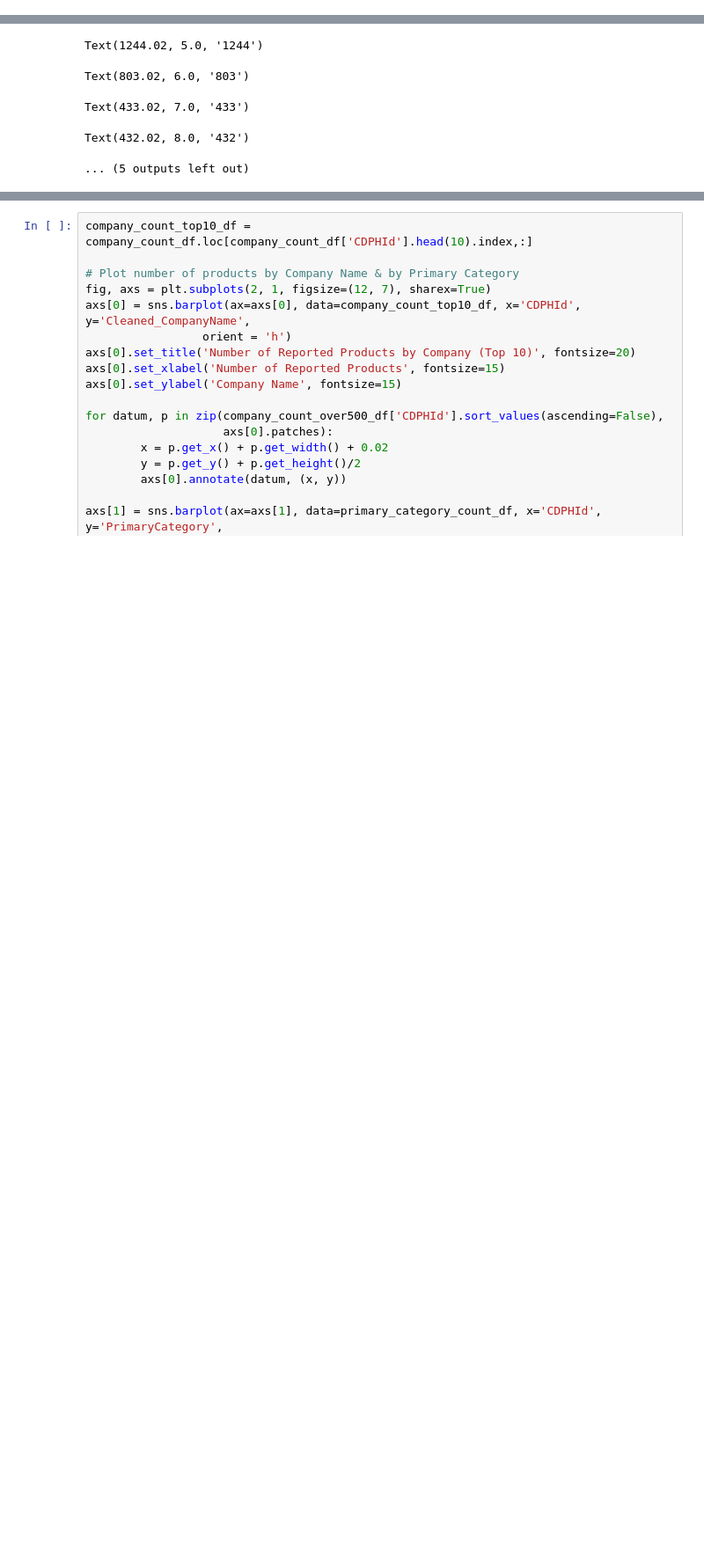
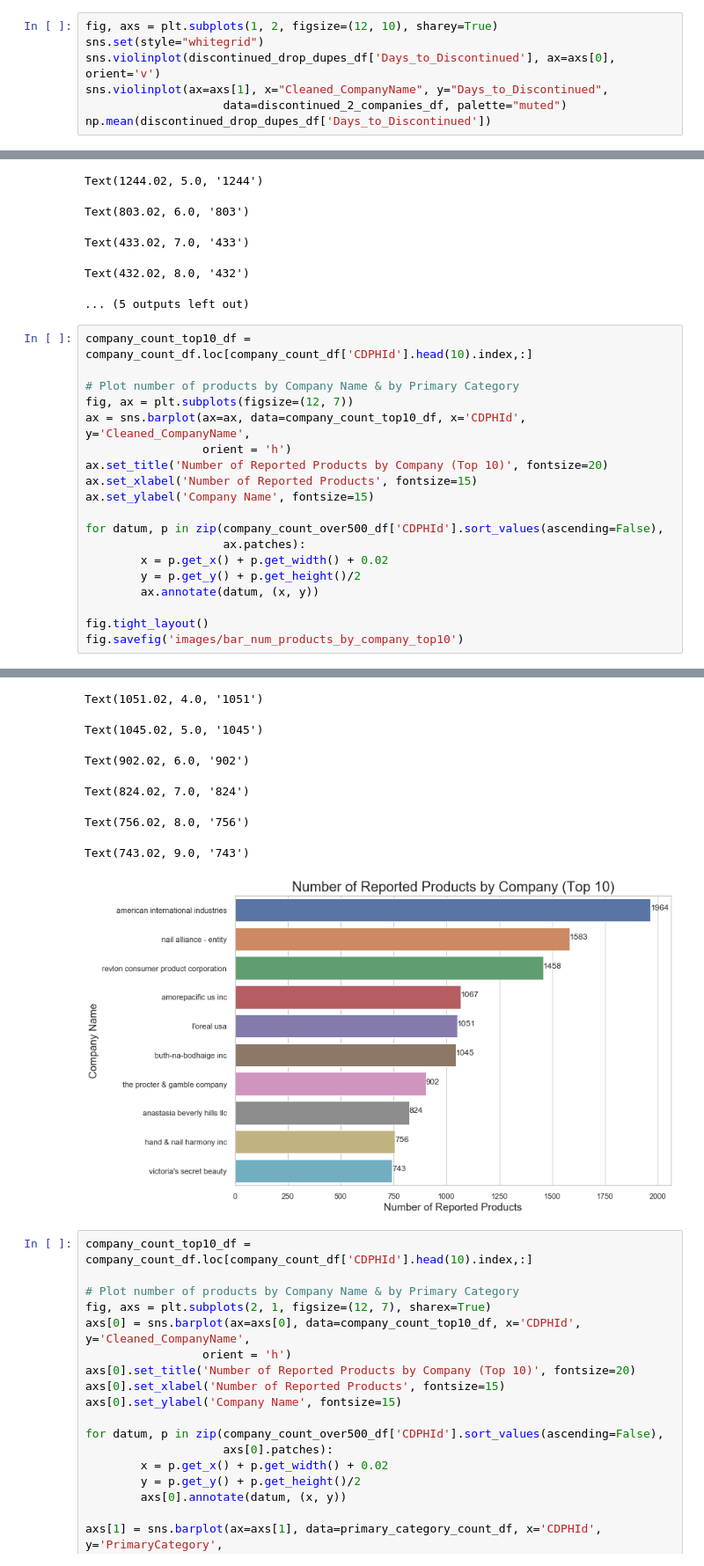
Before and after one commit to chelseanbr/Whats-In-My-Makeup-Bag, a Jupyter notebook: final_data_wrangling_eda.ipynb, the cells around one changed output, grey strips where cells are left out. Shown at 88% size. Drawn from its saved outputs; the diff is of its cells as text; blank space fills up the shorter version.

```diff
--- a/final_data_wrangling_eda.ipynb
+++ b/final_data_wrangling_eda.ipynb
@@ -910,3 +1083,10 @@ pg_times: 991.0
 bnb_times: 1234.0
 MannwhitneyuResult(statistic=119088.5, pvalue=0.0034702042092789828)
 p-value for Proctor & Gamble < Buth-Na-Bodhaige: 0.003
+# %%
+fig, axs = plt.subplots(1, 2, figsize=(12, 10), sharey=True)
+sns.set(style="whitegrid")
+sns.violinplot(discontinued_drop_dupes_df['Days_to_Discontinued'], ax=axs[0], orient='v')
+sns.violinplot(ax=axs[1], x="Cleaned_CompanyName", y="Days_to_Discontinued",
+                    data=discontinued_2_companies_df, palette="muted")
+np.mean(discontinued_drop_dupes_df['Days_to_Discontinued'])
@@ -1261,3 +1479,23 @@ Text(803.02, 6.0, '803')
 Text(433.02, 7.0, '433')
 Text(432.02, 8.0, '432')
 ... (5 outputs left out)
+# %%
+company_count_top10_df = company_count_df.loc[company_count_df['CDPHId'].head(10).index,:]
+
+# Plot number of products by Company Name & by Primary Category
+fig, ax = plt.subplots(figsize=(12, 7))
+ax = sns.barplot(ax=ax, data=company_count_top10_df, x='CDPHId', y='Cleaned_CompanyName',
+                 orient = 'h')
+ax.set_title('Number of Reported Products by Company (Top 10)', fontsize=20)
+ax.set_xlabel('Number of Reported Products', fontsize=15)
+ax.set_ylabel('Company Name', fontsize=15)
+
+for datum, p in zip(company_count_over500_df['CDPHId'].sort_values(ascending=False),
+                    ax.patches):
+        x = p.get_x() + p.get_width() + 0.02
+        y = p.get_y() + p.get_height()/2
+        ax.annotate(datum, (x, y))
+
+fig.tight_layout()
+fig.savefig('images/bar_num_products_by_company_top10')
+# %% [output]
@@ -1264,3 +1509,10 @@ Text(432.02, 8.0, '432')
+Text(1051.02, 4.0, '1051')
+Text(1045.02, 5.0, '1045')
+Text(902.02, 6.0, '902')
+Text(824.02, 7.0, '824')
+Text(756.02, 8.0, '756')
+Text(743.02, 9.0, '743')
+[figure, added]
 # %%
 company_count_top10_df = company_count_df.loc[company_count_df['CDPHId'].head(10).index,:]
 
```
Also changed, not shown: parts of 34 cells of this notebook, 3 other files.
